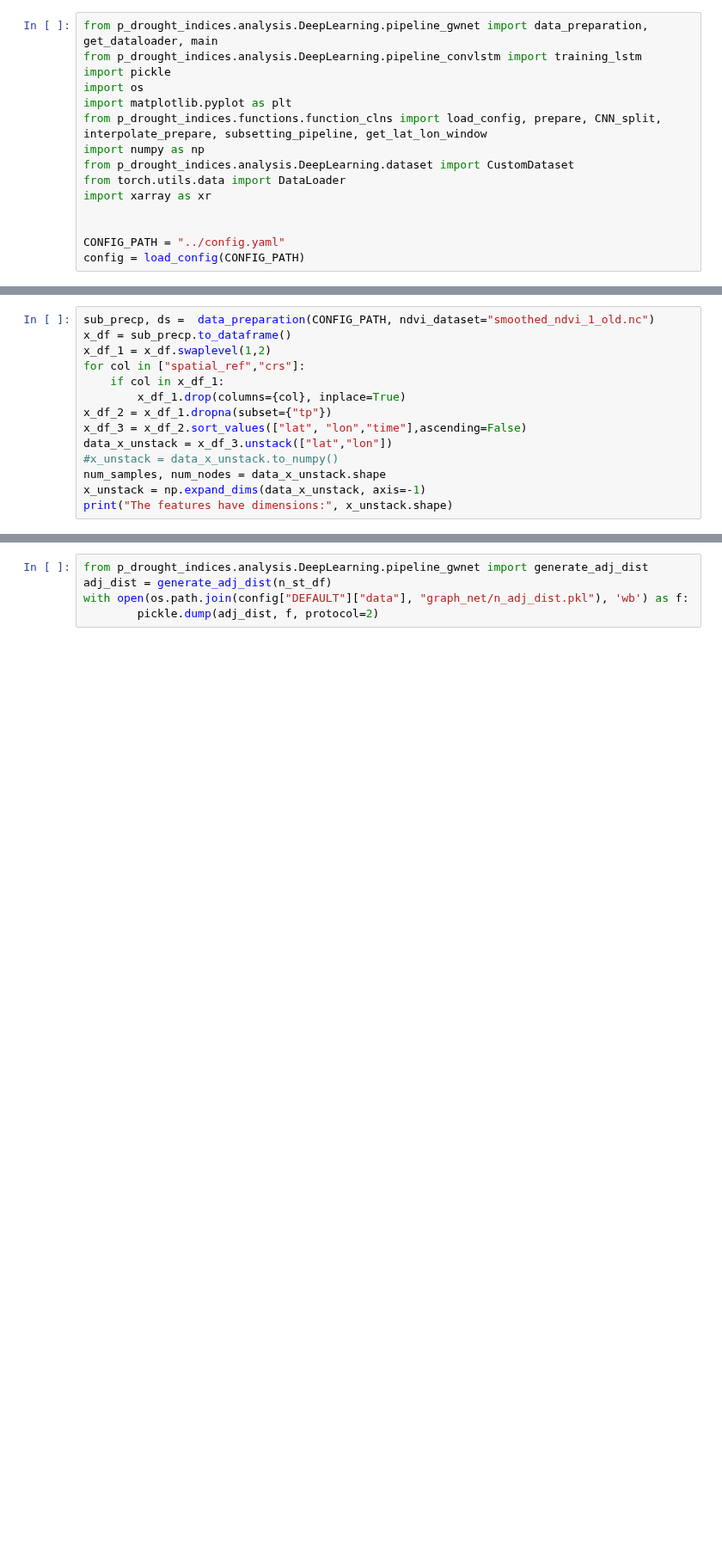
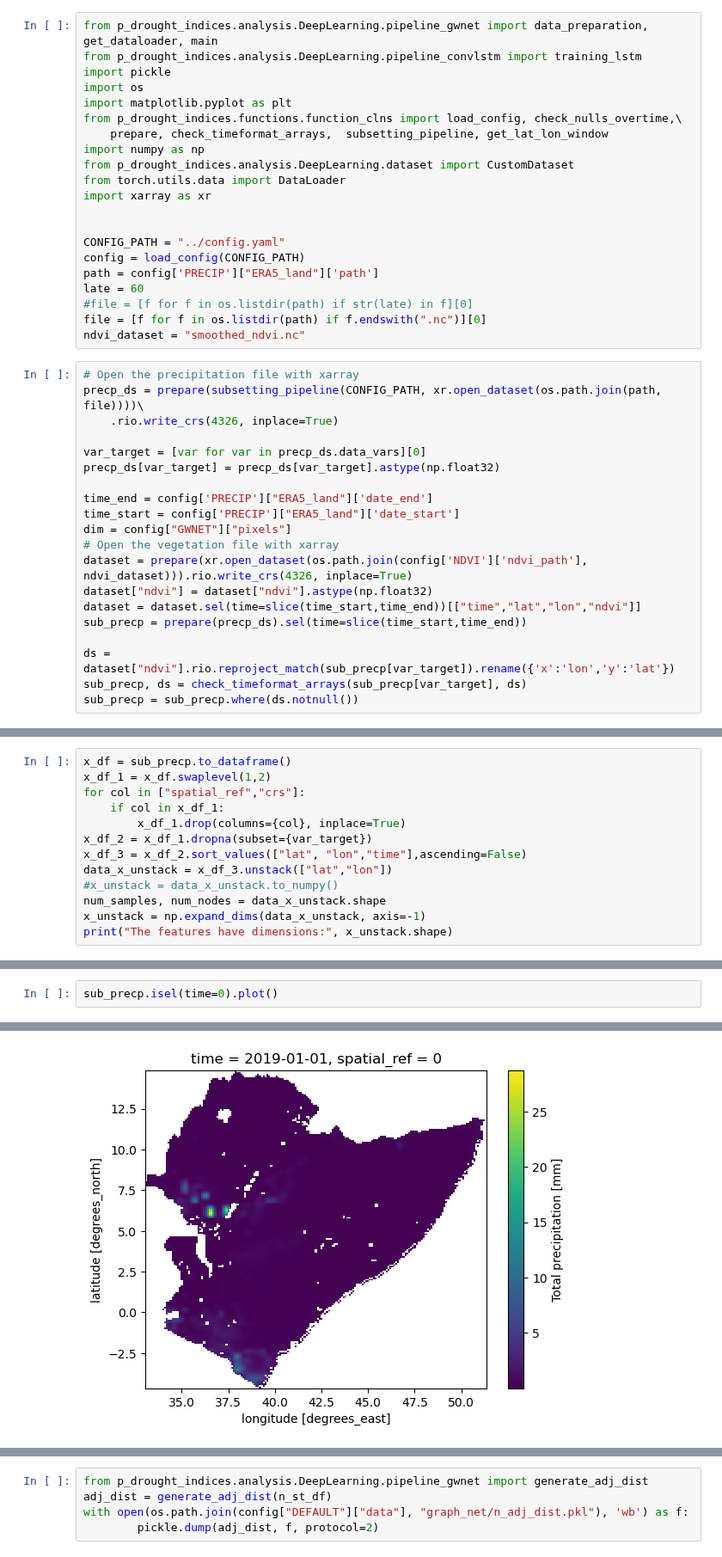
Before and after one commit to Riccardo7-DS/Indices_analysis, a Jupyter notebook: notebooks/graph_nn.ipynb, the cells around one changed output, grey strips where cells are left out. Shown at 86% size. Saved outputs shown, nothing was run; the diff lists cells and outputs as text; blank space fills up the shorter version.

Commit message:
added code for regional subset

```diff
--- a/notebooks/graph_nn.ipynb
+++ b/notebooks/graph_nn.ipynb
@@ -40,7 +42,8 @@ from p_drought_indices.analysis.DeepLearning.pipeline_convlstm import training_l
 import pickle
 import os
 import matplotlib.pyplot as plt
-from p_drought_indices.functions.function_clns import load_config, prepare, CNN_split, interpolate_prepare, subsetting_pipeline, get_lat_lon_window
+from p_drought_indices.functions.function_clns import load_config, check_nulls_overtime,\
+    prepare, check_timeformat_arrays,  subsetting_pipeline, get_lat_lon_window
 import numpy as np
 from p_drought_indices.analysis.DeepLearning.dataset import CustomDataset
 from torch.utils.data import DataLoader
@@ -49,3 +52,28 @@ import xarray as xr
 
 CONFIG_PATH = "../config.yaml"
 config = load_config(CONFIG_PATH)
+path = config['PRECIP']["ERA5_land"]['path']
+late = 60
+#file = [f for f in os.listdir(path) if str(late) in f][0]
+file = [f for f in os.listdir(path) if f.endswith(".nc")][0]
+ndvi_dataset = "smoothed_ndvi.nc"
+# %%
+# Open the precipitation file with xarray
+precp_ds = prepare(subsetting_pipeline(CONFIG_PATH, xr.open_dataset(os.path.join(path, file))))\
+    .rio.write_crs(4326, inplace=True)
+
+var_target = [var for var in precp_ds.data_vars][0]
+precp_ds[var_target] = precp_ds[var_target].astype(np.float32)
+
+time_end = config['PRECIP']["ERA5_land"]['date_end']
+time_start = config['PRECIP']["ERA5_land"]['date_start']
+dim = config["GWNET"]["pixels"]
+# Open the vegetation file with xarray
+dataset = prepare(xr.open_dataset(os.path.join(config['NDVI']['ndvi_path'], ndvi_dataset))).rio.write_crs(4326, inplace=True)
+dataset["ndvi"] = dataset["ndvi"].astype(np.float32)
+dataset = dataset.sel(time=slice(time_start,time_end))[["time","lat","lon","ndvi"]]
+sub_precp = prepare(precp_ds).sel(time=slice(time_start,time_end))
+
+ds = dataset["ndvi"].rio.reproject_match(sub_precp[var_target]).rename({'x':'lon','y':'lat'})
+sub_precp, ds = check_timeformat_arrays(sub_precp[var_target], ds)
+sub_precp = sub_precp.where(ds.notnull())
@@ -52,11 +83,10 @@ config = load_config(CONFIG_PATH)
 # %%
-sub_precp, ds =  data_preparation(CONFIG_PATH, ndvi_dataset="smoothed_ndvi_1_old.nc")
 x_df = sub_precp.to_dataframe()
 x_df_1 = x_df.swaplevel(1,2)
 for col in ["spatial_ref","crs"]:
     if col in x_df_1:
         x_df_1.drop(columns={col}, inplace=True)
-x_df_2 = x_df_1.dropna(subset={"tp"})
+x_df_2 = x_df_1.dropna(subset={var_target})
 x_df_3 = x_df_2.sort_values(["lat", "lon","time"],ascending=False)
 data_x_unstack = x_df_3.unstack(["lat","lon"])
 #x_unstack = data_x_unstack.to_numpy()
@@ -81,0 +136,3 @@ st_df = x_df_3.reset_index()[["lon","lat"]].drop_duplicates()
+# %%
+sub_precp.isel(time=0).plot()
+# %% [output]
@@ -81,0 +140 @@ st_df = x_df_3.reset_index()[["lon","lat"]].drop_duplicates()
+[figure, added]
```
Also changed, not shown: parts of 32 cells of this notebook, 15 other files.
